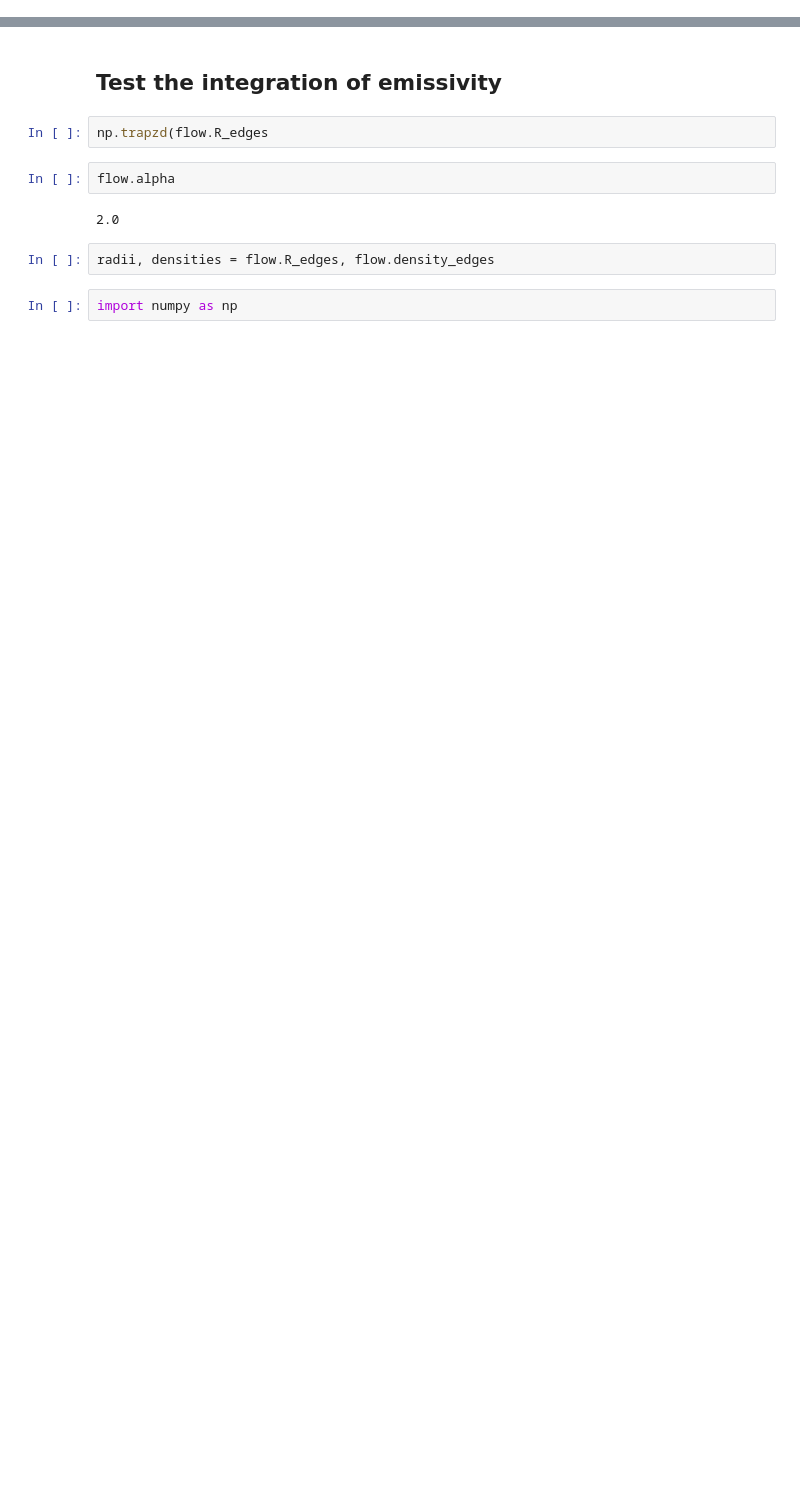
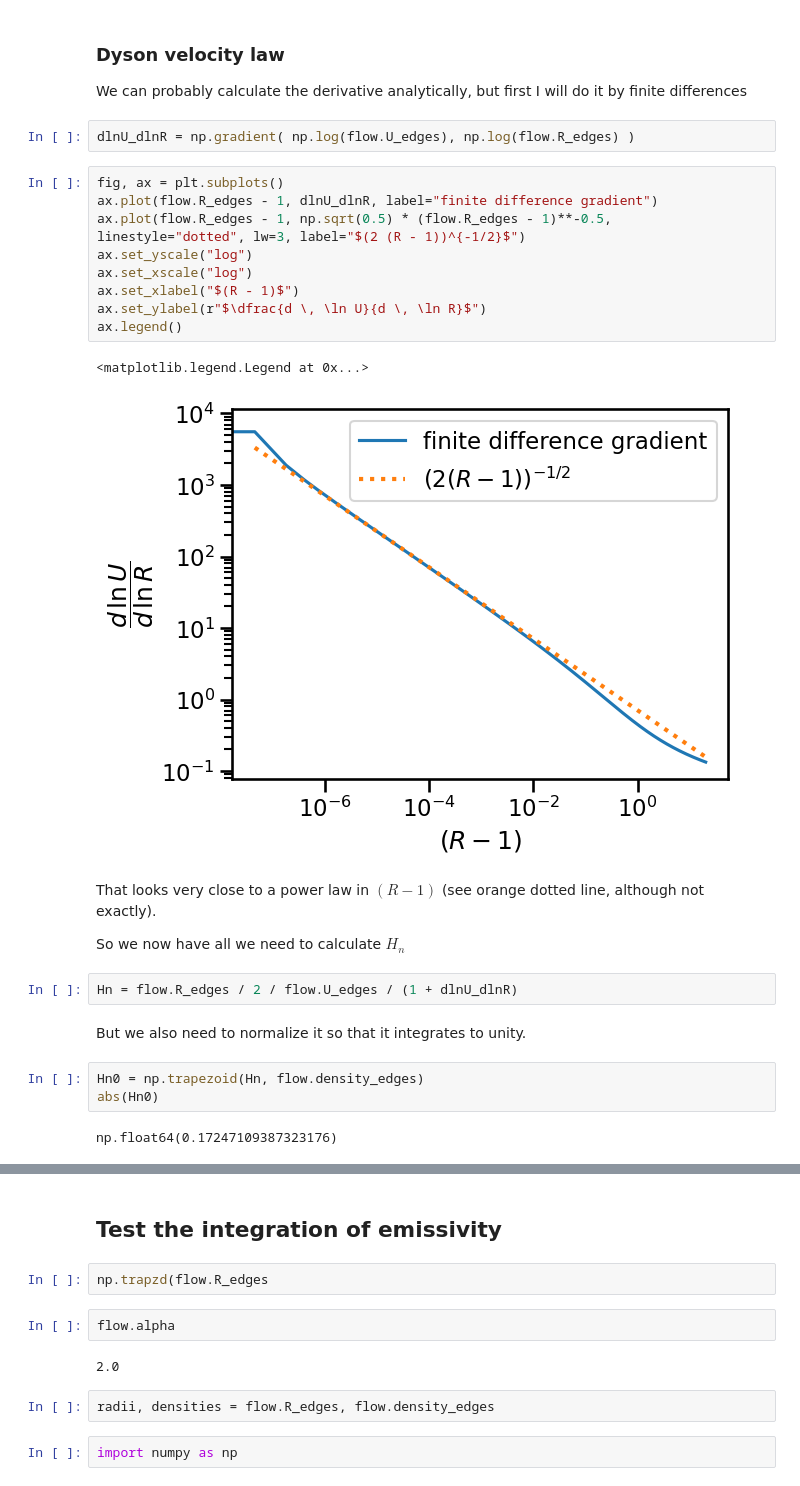
Before and after one commit to will-henney/hii-density-distribution, a Jupyter notebook: density_pdf_explore.ipynb, the cells around one changed output, grey strips where cells are left out. Drawn from its saved outputs; the diff is of its cells as text; blank space fills up the shorter version.

```diff
--- a/density_pdf_explore.ipynb
+++ b/density_pdf_explore.ipynb
@@ -53,0 +73,31 @@ ax.set_yscale("log")
+# %% [markdown]
+### Dyson velocity law
+
+We can probably calculate the derivative analytically, but first I will do it by finite differences
+# %%
+dlnU_dlnR = np.gradient( np.log(flow.U_edges), np.log(flow.R_edges) )
+# %%
+fig, ax = plt.subplots()
+ax.plot(flow.R_edges - 1, dlnU_dlnR, label="finite difference gradient")
+ax.plot(flow.R_edges - 1, np.sqrt(0.5) * (flow.R_edges - 1)**-0.5, linestyle="dotted", lw=3, label="$(2 (R - 1))^{-1/2}$")
+ax.set_yscale("log")
+ax.set_xscale("log")
+ax.set_xlabel("$(R - 1)$")
+ax.set_ylabel(r"$\dfrac{d \, \ln U}{d \, \ln R}$")
+ax.legend()
+# %% [output]
+<matplotlib.legend.Legend at 0x...>
+[figure, added]
+# %% [markdown]
+That looks very close to a power law in $(R - 1)$ (see orange dotted line, although not exactly).
+
+So we now have all we need to calculate $H_n$
+# %%
+Hn = flow.R_edges / 2 / flow.U_edges / (1 + dlnU_dlnR)
+# %% [markdown]
+But we also need to normalize it so that it integrates to unity.
+# %%
+Hn0 = np.trapezoid(Hn, flow.density_edges)
+abs(Hn0)
+# %% [output]
+np.float64(0.17247109387323176)
```
Also changed, not shown: parts of 24 cells of this notebook, 3 other files.
